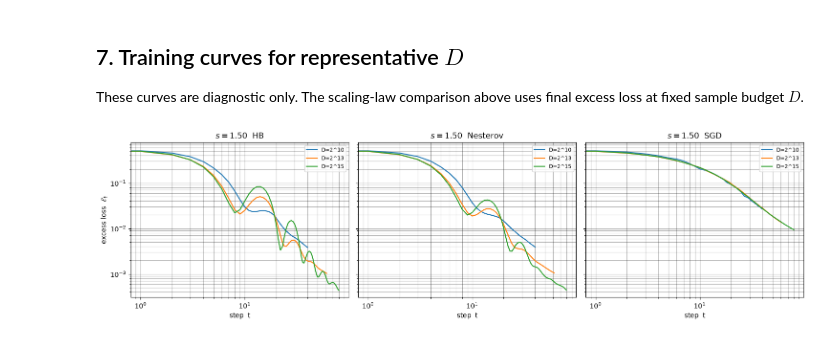
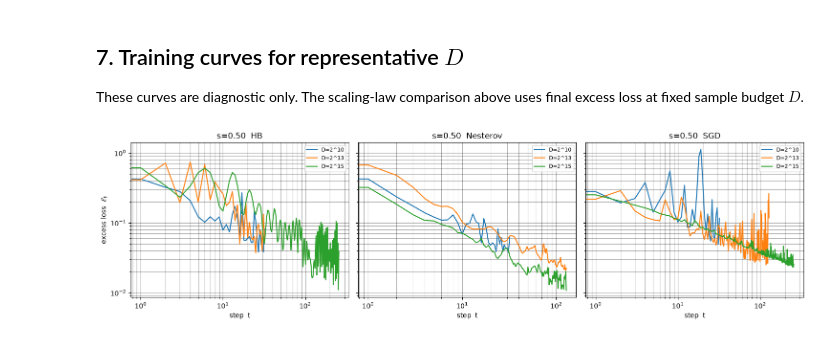
Before and after one commit to alexhuang13/Momentum_scaling, a Jupyter notebook: linear_regression/D_scaling.ipynb, the cells around one changed output. Saved outputs shown, nothing was run; the diff lists cells and outputs as text; code cells hidden in the pictures.

```diff
--- a/linear_regression/D_scaling.ipynb
+++ b/linear_regression/D_scaling.ipynb
@@ -342,33 +478,30 @@ These curves are diagnostic only. The scaling-law comparison above uses final ex
 sample budget $D$.
 # %%
 rep_D = [2 ** e for e in (D_EXPONENTS[0], D_EXPONENTS[len(D_EXPONENTS)//2], D_EXPONENTS[-1])]
-fig, axes = plt.subplots(len(S_CASES), len(ALGOS), figsize=(15, 4.2 * len(S_CASES)), sharey='row')
-if len(S_CASES) == 1:
-    axes = np.array([axes])
+fig, axes = plt.subplots(1, len(ALGOS), figsize=(15, 4.2), sharey=True)
 
-for row, case in enumerate(S_CASES):
-    key, s = case['key'], case['s']
-    scaling = SCALINGS[key]
-    lam, theta_star = build_problem(s=s)
-    for col, (name, algo) in enumerate(ALGOS.items()):
-        ax = axes[row, col]
-        for D in rep_D:
-            B, K, eta, rho = common_schedule(D, scaling)
-            rng = np.random.default_rng(D + 123 * row)
-            _, curve = run_optimizer(algo, B, K, eta, rho, lam, theta_star, rng=rng)
-            ax.plot(np.arange(len(curve)), curve, label=f'D=2^{int(np.log2(D))}')
-        ax.set_xscale('log')
-        ax.set_yscale('log')
-        ax.set_title(f"{case['title']}  {name}")
-        ax.set_xlabel('step  t')
-        ax.grid(True, which='both', color=(0, 0, 0, 0.3))
-        ax.legend(fontsize=8)
-    axes[row, 0].set_ylabel(r'excess loss  $\mathcal{E}_t$')
+lam, theta_star = build_problem(s=S_VALUE)
+for col, (name, algo) in enumerate(ALGOS.items()):
+    ax = axes[col]
+    for D in rep_D:
+        best = EXPERIMENT_RESULTS['search'][D][name]['best']
+        scaling = with_constants(BASE_SCALING, C_B=best['C_B'], C_ETA=best['C_ETA'], C_RHO=best['C_RHO'])
+        B, K, eta, rho = common_schedule(D, scaling)
+        rng = np.random.default_rng(D)
+        _, curve = run_optimizer(algo, B, K, eta, rho, lam, theta_star, rng=rng)
+        ax.plot(np.arange(len(curve)), curve, label=f'D=2^{int(np.log2(D))}')
+    ax.set_xscale('log')
+    ax.set_yscale('log')
+    ax.set_title(f"s={S_VALUE:.2f}  {name}")
+    ax.set_xlabel('step  t')
+    ax.grid(True, which='both', color=(0, 0, 0, 0.3))
+    ax.legend(fontsize=8)
+axes[0].set_ylabel(r'excess loss  $\mathcal{E}_t$')
 
 plt.tight_layout()
 plt.show()
 # %% [output]
-[figure, old version]
+[figure, new version]
 # %% [markdown]
 ## 8. Expected outcome
 
```
Also changed, not shown: parts of 10 cells of this notebook, 3 other files.
